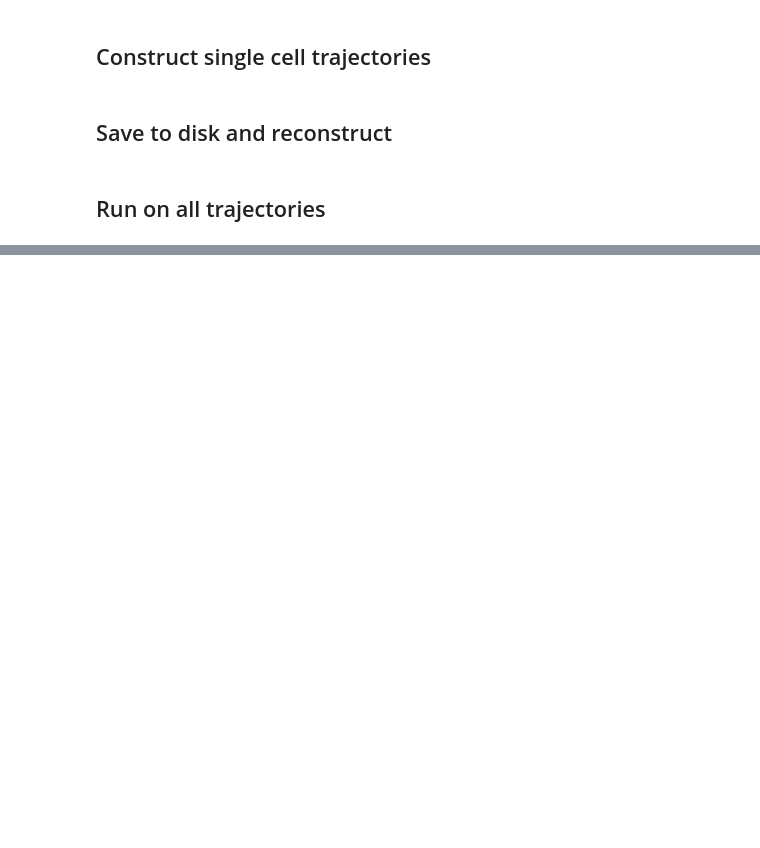
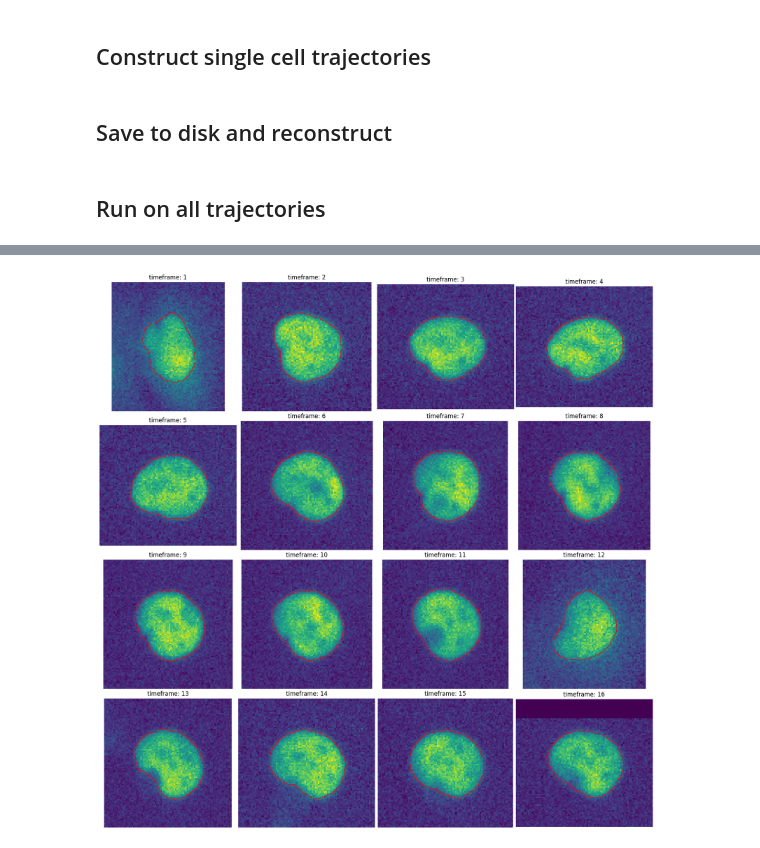
Before and after one commit to xing-lab-pitt/livecellx, a Jupyter notebook: notebooks/application_wayne_cellcycle.ipynb, the cells around one changed output, grey strips where cells are left out. Drawn from its saved outputs; the diff is of its cells as text; code cells hidden in the pictures; blank space fills up the shorter version.

```diff
--- a/notebooks/application_wayne_cellcycle.ipynb
+++ b/notebooks/application_wayne_cellcycle.ipynb
@@ -240,0 +283,44 @@ with open("./notebook_results/wayne_data/traj_collection.json", "r") as f:
+# %%
+def show_trajectory_on_grid(
+        trajectory: SingleCellTrajectory,
+        nr=4,
+        nc=4,
+        start_timeframe=1,
+        time_interval=1,
+        bbox_padding=20,
+    ):
+        fig, axes = plt.subplots(nr, nc, figsize=(nc * 4, nr * 4))
+        if nr == 1:
+            axes = np.array([axes])
+        span_range = trajectory.get_timeframe_span_range()
+        traj_start, traj_end = span_range
+        if start_timeframe < traj_start:
+            print(
+                "start timeframe larger than the first timeframe of the trajectory, replace start_timeframe with the first timeframe..."
+            )
+            start_timeframe = span_range[0]
+        for r in range(nr):
+            for c in range(nc):
+                ax = axes[r, c]
+                ax.axis("off")
+                timeframe = start_timeframe + time_interval * (r * nc + c)
+                if timeframe > traj_end:
+                    print("timeframe: {timeframe} larger than the last timeframe of the trajectory, stopping...".format(timeframe=timeframe))
+                    break
+                if timeframe not in trajectory.timeframe_set:
+                    print("timeframe: {timeframe} does not present in the trajectory, skipping...".format(timeframe=timeframe))
+                    continue
+                sc = trajectory.get_single_cell(timeframe)
+                sc_img = sc.get_img_crop(padding=bbox_padding)
+                ax.imshow(sc_img)
+                contour_coords = sc.get_img_crop_contour_coords(padding=bbox_padding)
+                ax.scatter(contour_coords[:, 1], contour_coords[:, 0], s=1, c="r")
+                # trajectory_collection[timeframe].plot(axes[r, c])
+                ax.set_title(f"timeframe: {timeframe}")
+        fig.tight_layout(pad=0.5, h_pad=0.4, w_pad=0.4)
+
+from livecell_tracker.core.visualizer import Visualizer
+
+show_trajectory_on_grid(sc_traj_collection[29])
+# %% [output]
+[figure, added]
```
Also changed, not shown: parts of 17 cells of this notebook, 1 other file.
